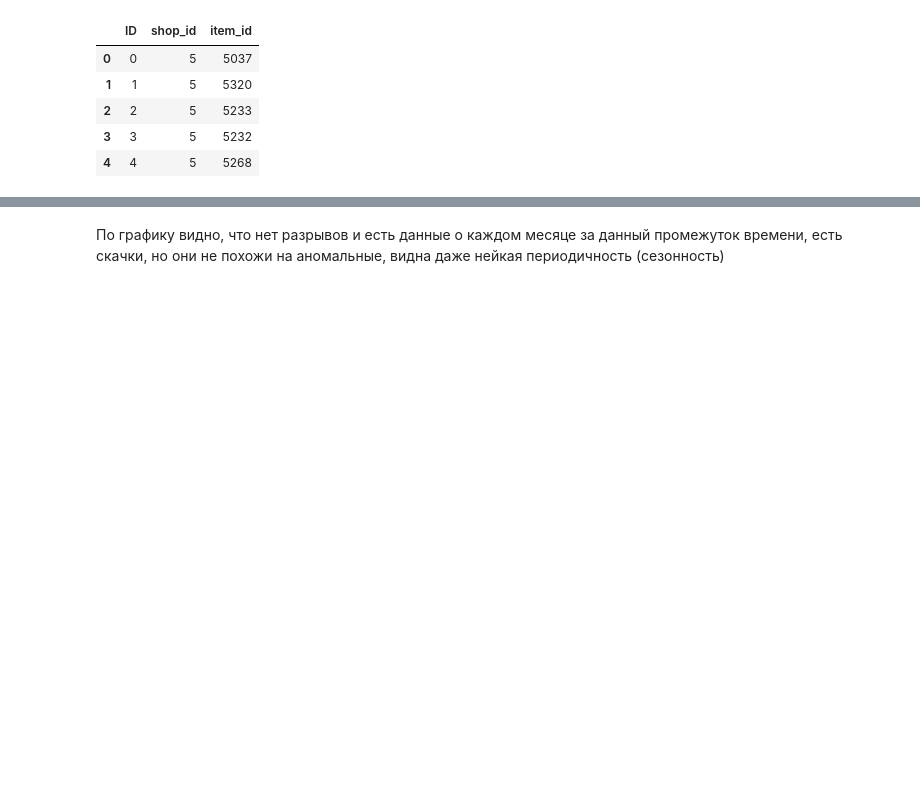
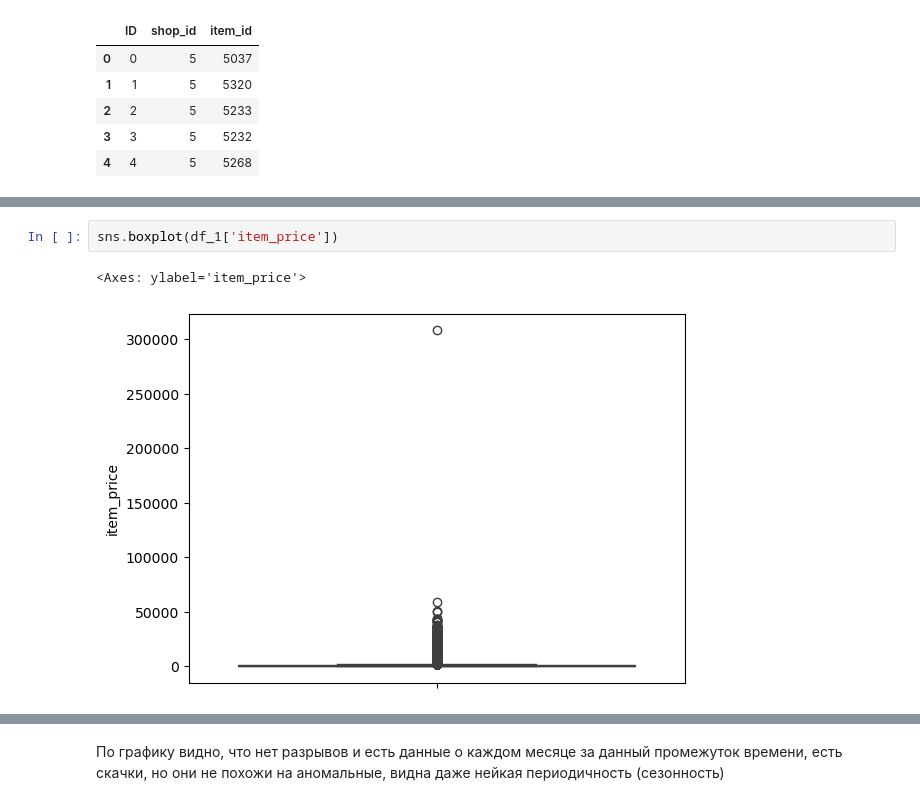
Before and after one commit to ekaterinasharay7/innowise-ml-internship-temp, a Jupyter notebook: notebooks/my_ml_notebook.ipynb, the cells around one changed output, grey strips where cells are left out. Saved outputs shown, nothing was run; the diff lists cells and outputs as text; blank space fills up the shorter version.

```diff
--- a/notebooks/my_ml_notebook.ipynb
+++ b/notebooks/my_ml_notebook.ipynb
@@ -413,0 +214,5 @@ Text(0.5, 1.0, 'Сумма продаж по месяцам')
+# %%
+sns.boxplot(df_1['item_price'])
+# %% [output]
+<Axes: ylabel='item_price'>
+[figure, added]
```
Also changed, not shown: parts of 162 cells of this notebook.
